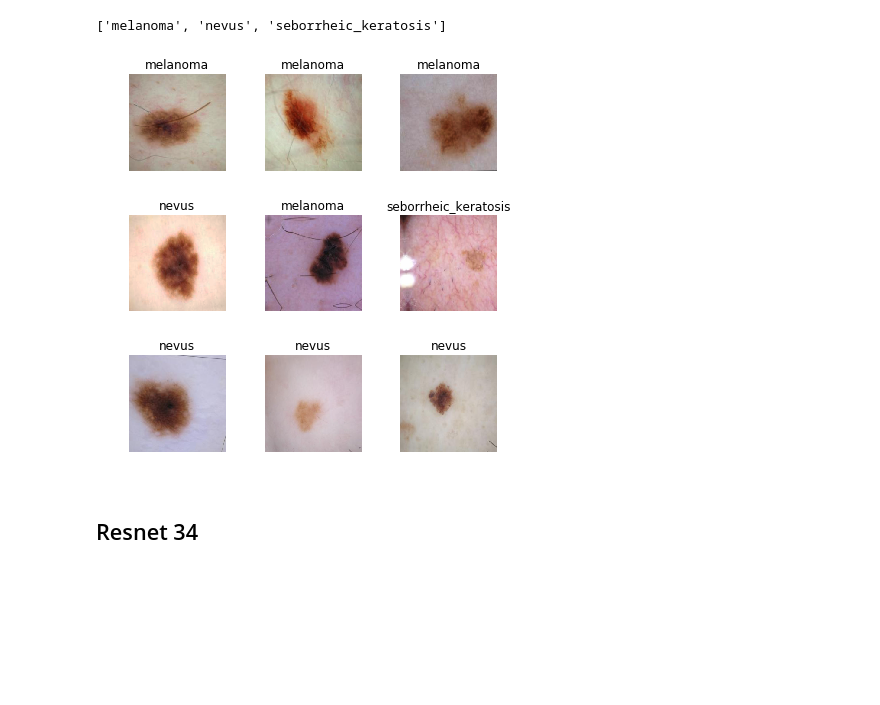
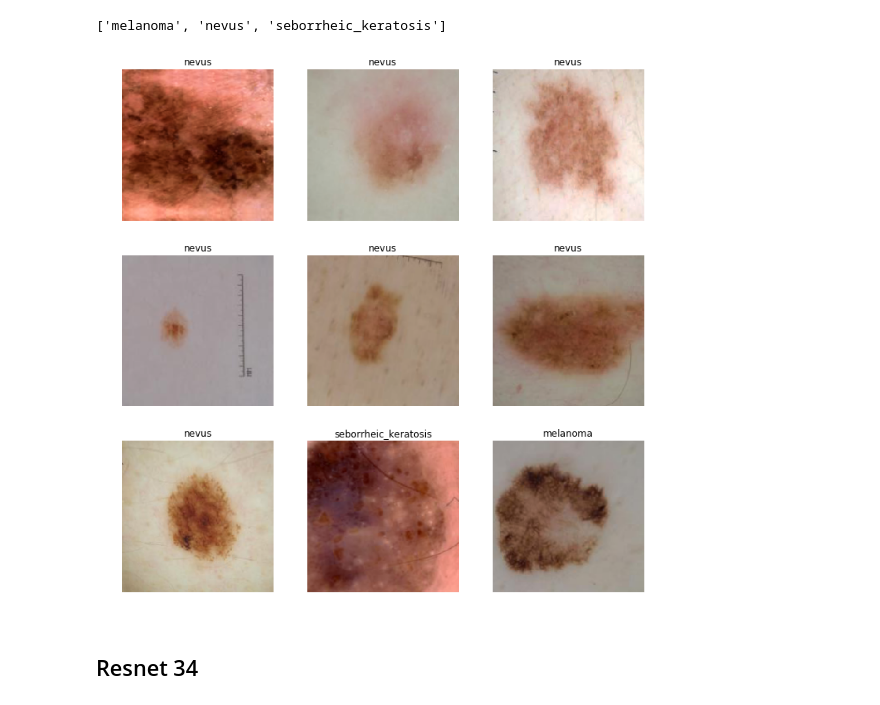
Before and after one commit to jellenberger/melanoma-detection, a Jupyter notebook: work/melanoma-detection.ipynb, the cells around one changed output. Saved outputs shown, nothing was run; the diff lists cells and outputs as text; code cells hidden in the pictures; blank space fills up the shorter version.

```diff
--- a/work/melanoma-detection.ipynb
+++ b/work/melanoma-detection.ipynb
@@ -49,5 +35,5 @@ train seborrheic_keratosis
 # %%
-tfms = get_transforms()
+tfms = get_transforms(flip_vert=True)
 # %%
 data = ImageDataBunch.from_folder(datapath, ds_tfms=tfms, bs=bs, size=224, num_workers=4).normalize(imagenet_stats)
 # %%
@@ -55,9 +41,9 @@ print(data.classes)
 # %% [output]
 ['melanoma', 'nevus', 'seborrheic_keratosis']
 # %%
-data.show_batch(rows=3, figsize=(6, 6))
+data.show_batch(rows=3, figsize=(10, 10))
 # %% [output]
-[figure, old version]
+[figure, new version]
 # %% [markdown]
 ## Resnet 34
 # %% [markdown]
```
Also changed, not shown: parts of 34 cells of this notebook, 1 other file.
